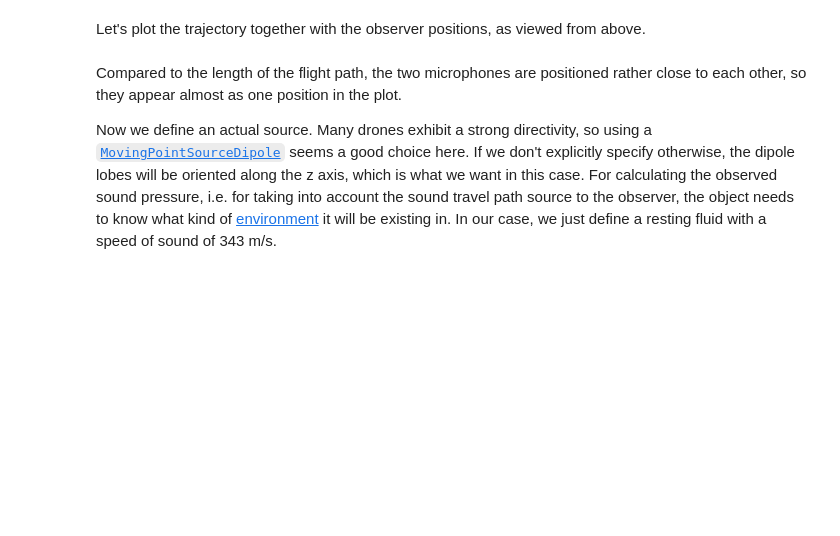
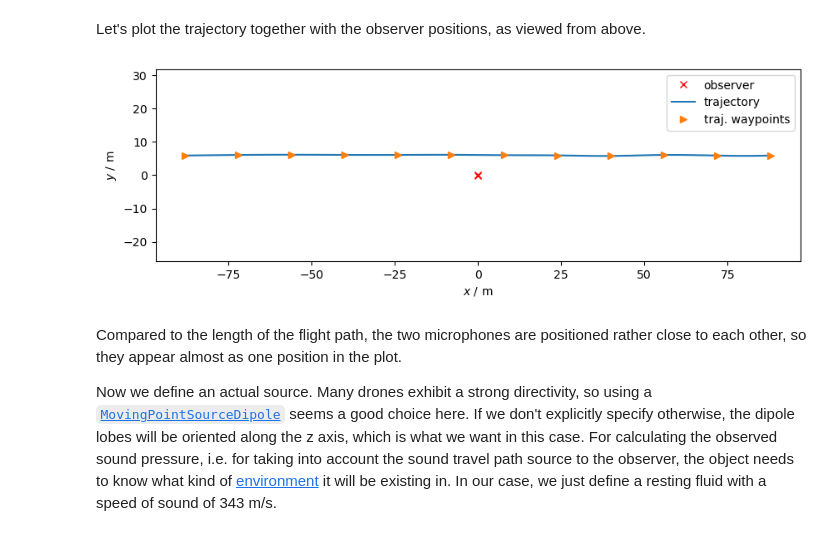
Before and after one commit to acoular/blog, a Jupyter notebook: _notebooks/2024-09-23-drone-auralization-example.ipynb, the cells around one changed output. Saved outputs shown, nothing was run; the diff lists cells and outputs as text; code cells hidden in the pictures; blank space fills up the shorter version.

```diff
--- a/_notebooks/2024-09-23-drone-auralization-example.ipynb
+++ b/_notebooks/2024-09-23-drone-auralization-example.ipynb
@@ -163,25 +165,27 @@ traj = ac.Trajectory(points = waypoints)
 # %% [markdown]
 Let's plot the trajectory together with the observer positions, as viewed from above.
 # %%
-plt.figure(2,(20,3))
+plt.figure(2,(10,3))
 
 # plot observer
 plt.plot(m.mpos[0,:], m.mpos[1,:], 'rx', label = 'observer')
 
 # plot trajectory
 times = np.linspace(0,11,100)
 xt, yt, zt = traj.location(times)
 plt.plot(xt, yt, label = 'trajectory')
 
 # plot the predefined waypoints
 xwp, ywp, zwp = zip(*traj.points.values())
 plt.plot(xwp, ywp, '>', label = 'traj. waypoints')
 
 plt.xlabel('$x$ / m')
 plt.ylabel('$y$ / m')
 plt.legend()
 plt.axis('equal')
 plt.show()
+# %% [output]
+[figure, added]
 # %% [markdown]
 Compared to the length of the flight path, the two microphones are positioned rather close to each other, so they appear almost as one position in the plot.
 
```
Also changed, not shown: parts of 8 cells of this notebook, 1 other file.
